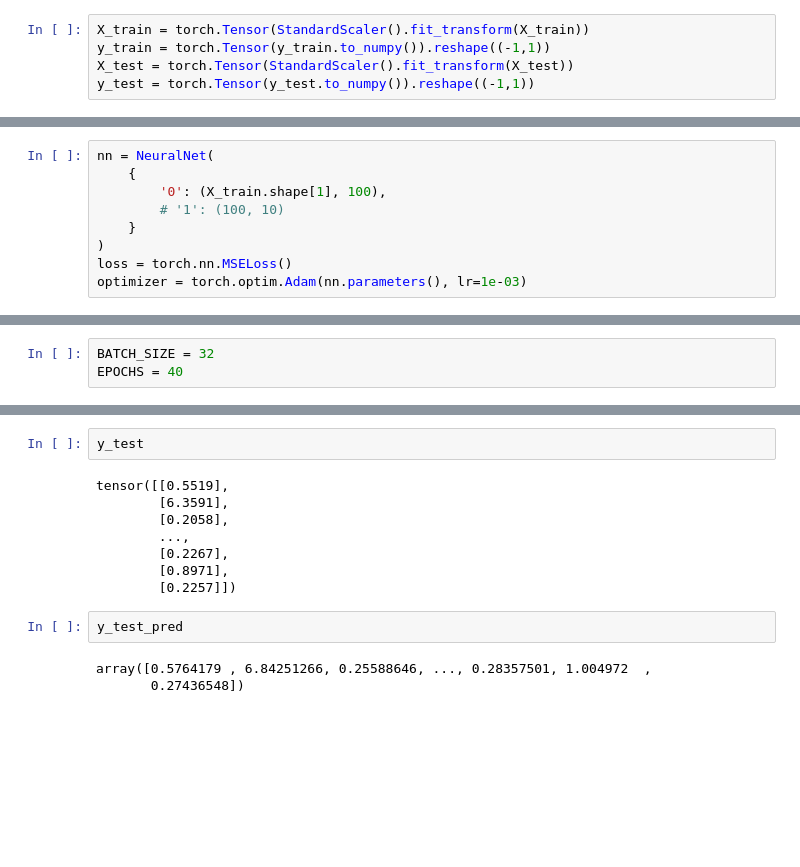
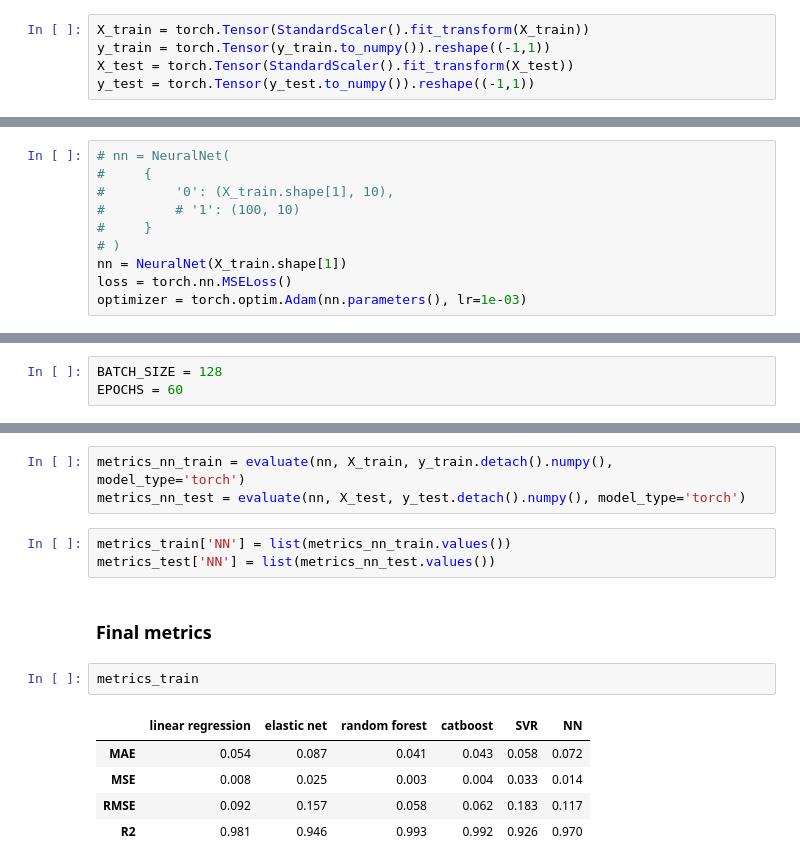
Before and after one commit to GlebZherr/proteins, a Jupyter notebook: proteins_expression_level.ipynb, the cells around one changed output, grey strips where cells are left out. Cells and saved outputs as stored; diff of their text form; blank space fills up the shorter version.

```diff
--- a/proteins_expression_level.ipynb
+++ b/proteins_expression_level.ipynb
@@ -521,11 +580,12 @@ class NeuralNet(torch.nn.Module):
             x = block(x)
         return x
 # %%
-nn = NeuralNet(
-    {
-        '0': (X_train.shape[1], 100),
-        # '1': (100, 10)
-    }
-)
+# nn = NeuralNet(
+#     {
+#         '0': (X_train.shape[1], 10),
+#         # '1': (100, 10)
+#     }
+# )
+nn = NeuralNet(X_train.shape[1])
 loss = torch.nn.MSELoss()
 optimizer = torch.optim.Adam(nn.parameters(), lr=1e-03)
@@ -532,6 +600,6 @@ optimizer = torch.optim.Adam(nn.parameters(), lr=1e-03)
 # %%
-BATCH_SIZE = 32
-EPOCHS = 40
+BATCH_SIZE = 128
+EPOCHS = 60
 # %%
 for iteration in range(EPOCHS):
     order = np.random.permutation(X_train.shape[0])
@@ -589,15 +659,16 @@ Test R2: 0.8854504389610681
-# %%
-y_test
-# %% [output]
-tensor([[0.5519],
-        [6.3591],
-        [0.2058],
-        ...,
-        [0.2267],
-        [0.8971],
-        [0.2257]])
-# %%
-y_test_pred
-# %% [output]
-array([0.5764179 , 6.84251266, 0.25588646, ..., 0.28357501, 1.004972  ,
-       0.27436548])
+# %%
+metrics_nn_train = evaluate(nn, X_train, y_train.detach().numpy(), model_type='torch')
+metrics_nn_test = evaluate(nn, X_test, y_test.detach().numpy(), model_type='torch')
+# %%
+metrics_train['NN'] = list(metrics_nn_train.values())
+metrics_test['NN'] = list(metrics_nn_test.values())
+# %% [markdown]
+### Final metrics
+# %%
+metrics_train
+# %% [output]
+|  | linear regression | elastic net | random forest | catboost | SVR | NN |
+| MAE | 0.054 | 0.087 | 0.041 | 0.043 | 0.058 | 0.072 |
+| MSE | 0.008 | 0.025 | 0.003 | 0.004 | 0.033 | 0.014 |
+| RMSE | 0.092 | 0.157 | 0.058 | 0.062 | 0.183 | 0.117 |
+| R2 | 0.981 | 0.946 | 0.993 | 0.992 | 0.926 | 0.970 |
```
Also changed, not shown: parts of 97 cells of this notebook.
